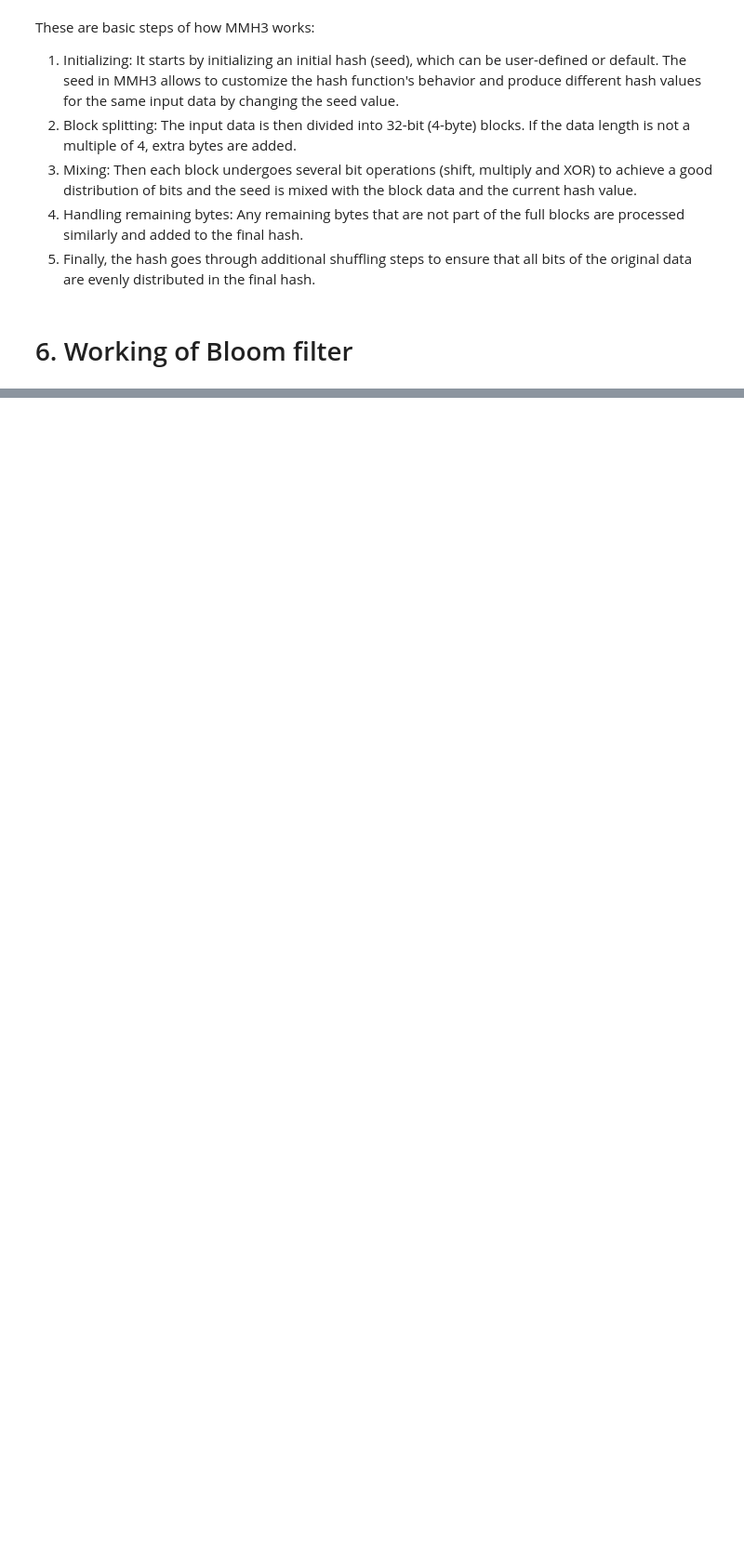
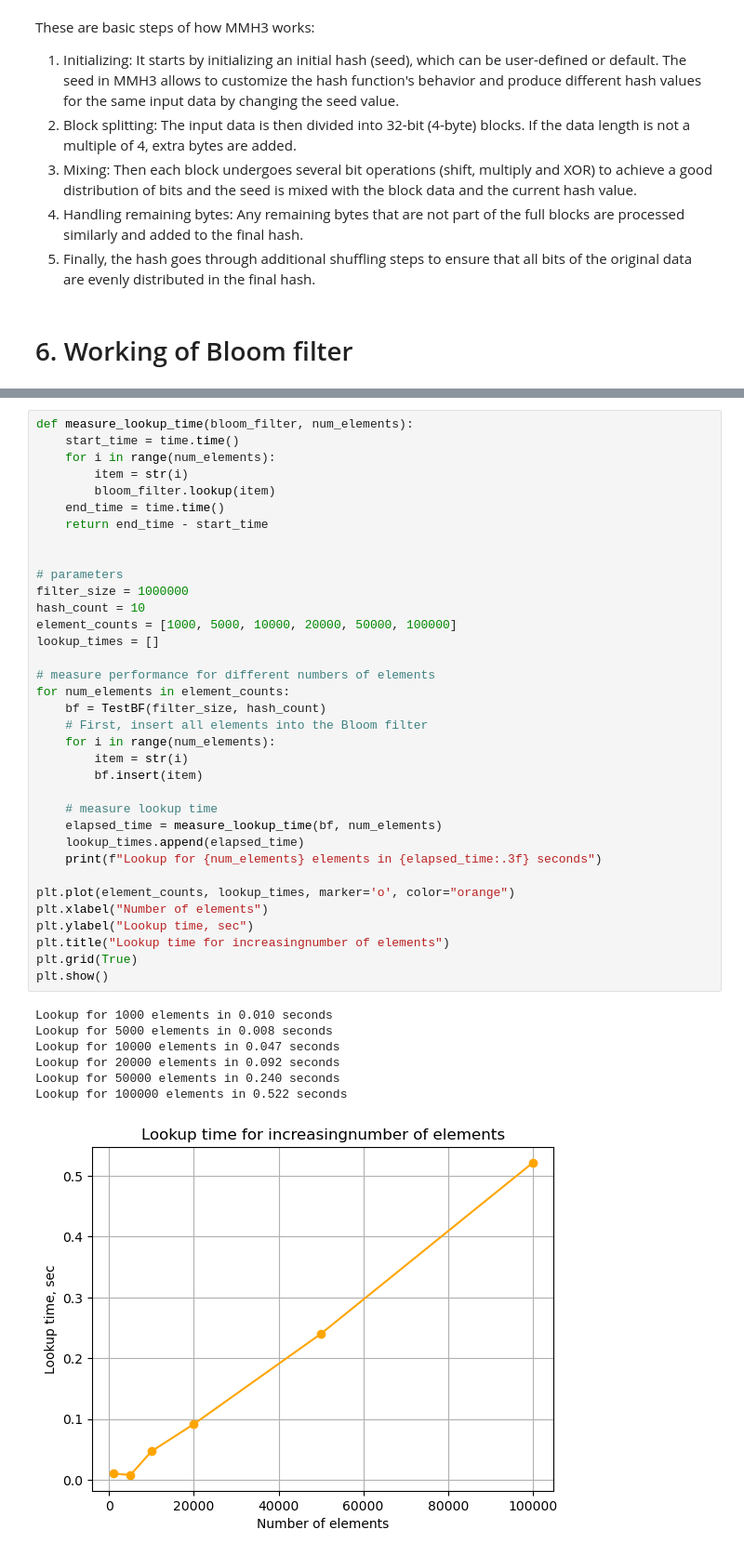
Before and after one commit to vessln/Math_concepts_for_developers, a Jupyter notebook: Personal project/bloom_filter.ipynb, the cells around one changed output, grey strips where cells are left out. Shown at 93% size. Drawn from its saved outputs; the diff is of its cells as text; blank space fills up the shorter version.

```diff
--- a/Personal project/bloom_filter.ipynb
+++ b/Personal project/bloom_filter.ipynb
@@ -333,0 +560,43 @@ The optimal number *k* of hash functions is: $$ k = \frac{m}{n}\ln(2)$$
+# %%
+def measure_lookup_time(bloom_filter, num_elements):
+    start_time = time.time()
+    for i in range(num_elements):
+        item = str(i)
+        bloom_filter.lookup(item)
+    end_time = time.time()
+    return end_time - start_time
+
+
+# parameters
+filter_size = 1000000
+hash_count = 10
+element_counts = [1000, 5000, 10000, 20000, 50000, 100000]
+lookup_times = []
+
+# measure performance for different numbers of elements
+for num_elements in element_counts:
+    bf = TestBF(filter_size, hash_count)
+    # First, insert all elements into the Bloom filter
+    for i in range(num_elements):
+        item = str(i)
+        bf.insert(item)
+
+    # measure lookup time
+    elapsed_time = measure_lookup_time(bf, num_elements)
+    lookup_times.append(elapsed_time)
+    print(f"Lookup for {num_elements} elements in {elapsed_time:.3f} seconds")
+
+plt.plot(element_counts, lookup_times, marker='o', color="orange")
+plt.xlabel("Number of elements")
+plt.ylabel("Lookup time, sec")
+plt.title("Lookup time for increasingnumber of elements")
+plt.grid(True)
+plt.show()
+# %% [output]
+Lookup for 1000 elements in 0.010 seconds
+Lookup for 5000 elements in 0.008 seconds
+Lookup for 10000 elements in 0.047 seconds
+Lookup for 20000 elements in 0.092 seconds
+Lookup for 50000 elements in 0.240 seconds
+Lookup for 100000 elements in 0.522 seconds
+[figure, added]
```
Also changed, not shown: parts of 28 cells of this notebook, 2 other files.
